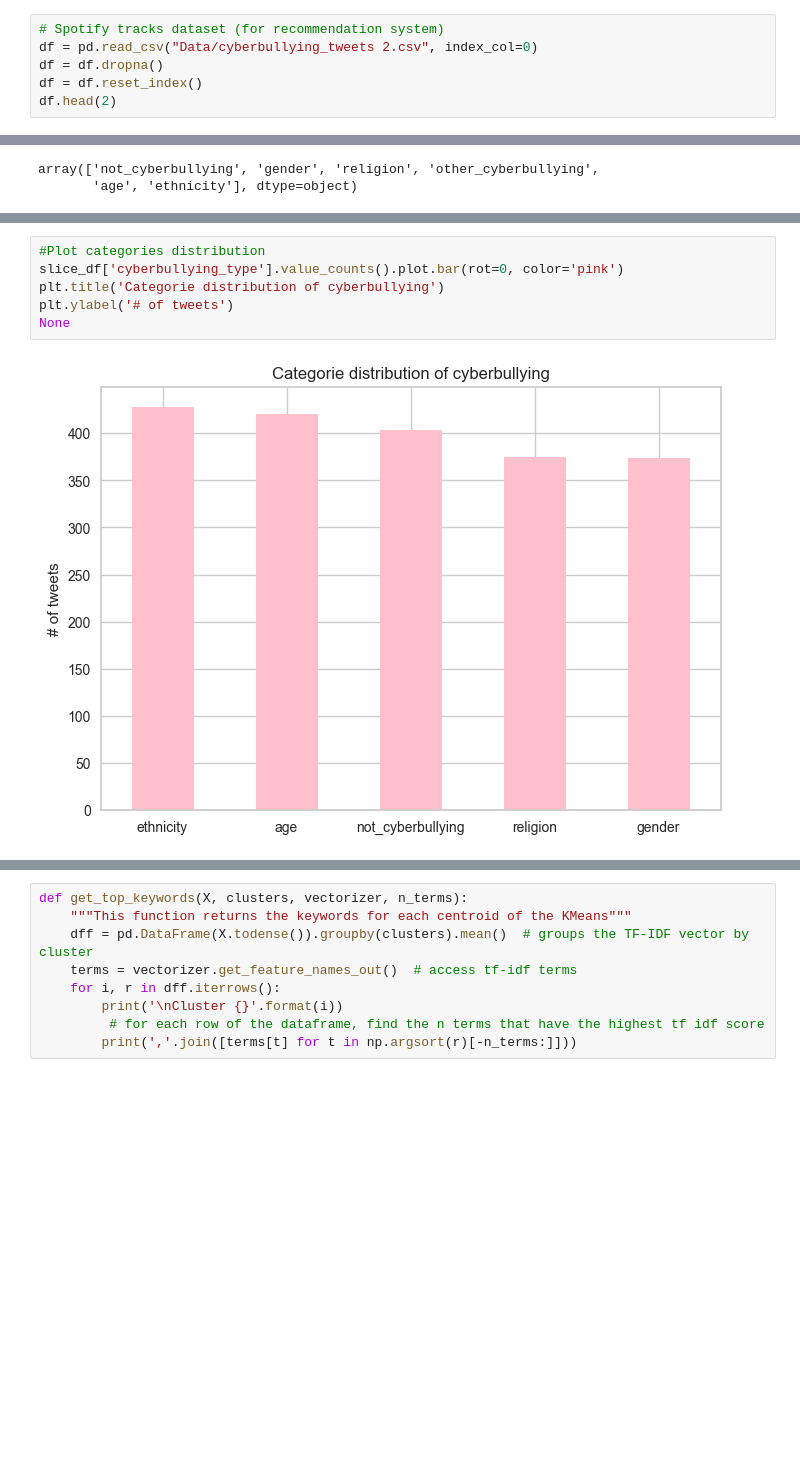
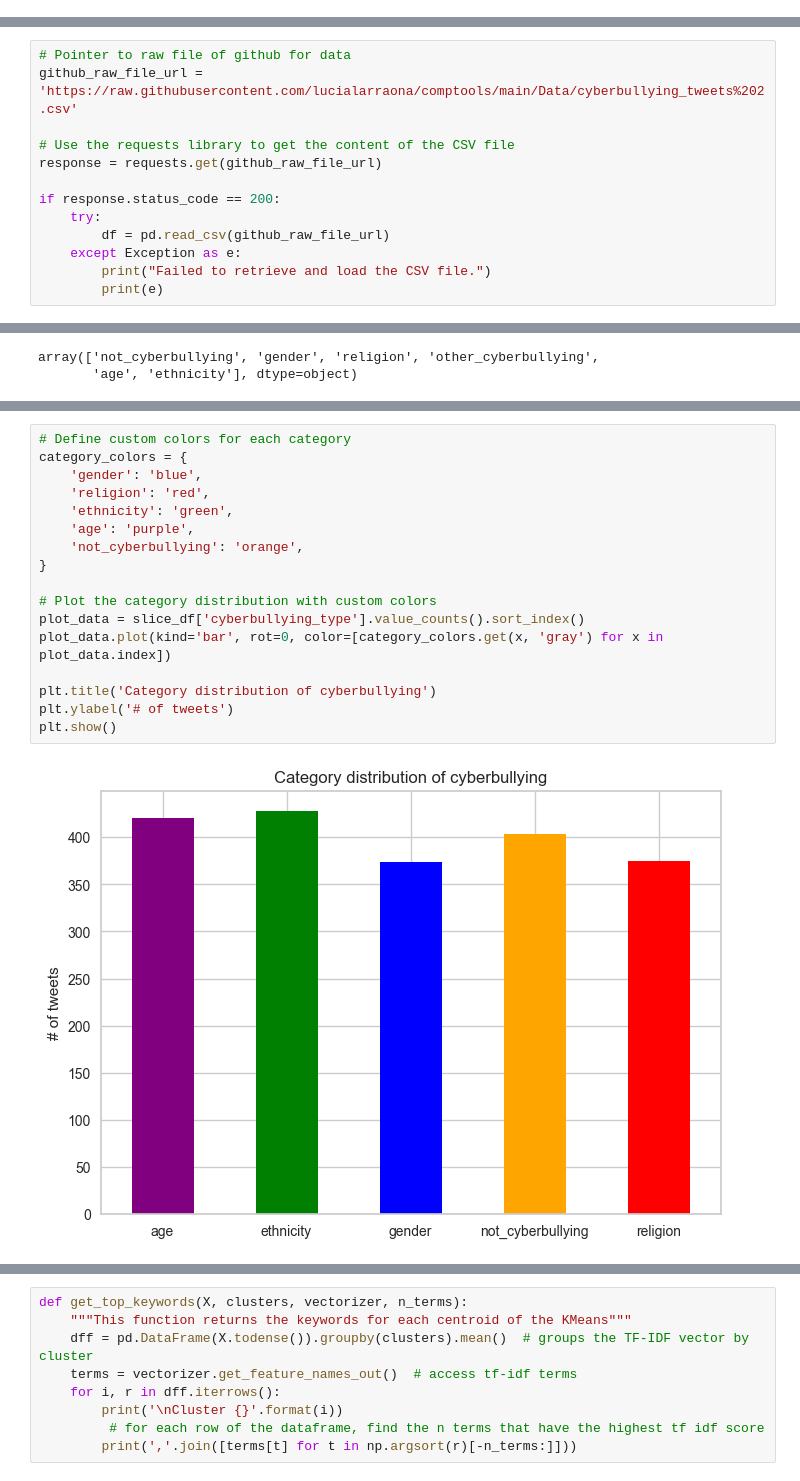
Before and after one commit to lucialarraona/comptools, a Jupyter notebook: main_notebook_newdata.ipynb, the cells around one changed output, grey strips where cells are left out. Cells and saved outputs as stored; diff of their text form; blank space fills up the shorter version.

```diff
--- a/main_notebook_newdata.ipynb
+++ b/main_notebook_newdata.ipynb
@@ -45,6 +124,0 @@ warnings.filterwarnings("ignore")
-# %%
-# Spotify tracks dataset (for recommendation system)
-df = pd.read_csv("Data/cyberbullying_tweets 2.csv", index_col=0)
-df = df.dropna()
-df = df.reset_index()
-df.head(2)
@@ -55,3 +125,16 @@ df.head(2)
+# %%
+# Pointer to raw file of github for data
+github_raw_file_url = 'https://raw.githubusercontent.com/lucialarraona/comptools/main/Data/cyberbullying_tweets%202.csv'
+
+# Use the requests library to get the content of the CSV file
+response = requests.get(github_raw_file_url)
+
+if response.status_code == 200:
+    try:
+        df = pd.read_csv(github_raw_file_url)
+    except Exception as e:
+        print("Failed to retrieve and load the CSV file.")
+        print(e)
 # %%
 # Data Analysis
 print(df.shape)
@@ -87,10 +155,21 @@ shuffled_df = df.sample(frac=1, random_state=42)
 slice_df = shuffled_df.iloc[:2000]
 slice_df = slice_df.reset_index()
 # %%
-#Plot categories distribution
-slice_df['cyberbullying_type'].value_counts().plot.bar(rot=0, color='pink')
-plt.title('Categorie distribution of cyberbullying')
+# Define custom colors for each category
+category_colors = {
+    'gender': 'blue',
+    'religion': 'red',
+    'ethnicity': 'green',
+    'age': 'purple',
+    'not_cyberbullying': 'orange',
+}
+
+# Plot the category distribution with custom colors
+plot_data = slice_df['cyberbullying_type'].value_counts().sort_index()
+plot_data.plot(kind='bar', rot=0, color=[category_colors.get(x, 'gray') for x in plot_data.index])
+
+plt.title('Category distribution of cyberbullying')
 plt.ylabel('# of tweets')
-None
+plt.show()
 # %% [output]
-[figure, old version]
+[figure, new version]
```
Also changed, not shown: parts of 68 cells of this notebook, 6 other files.
